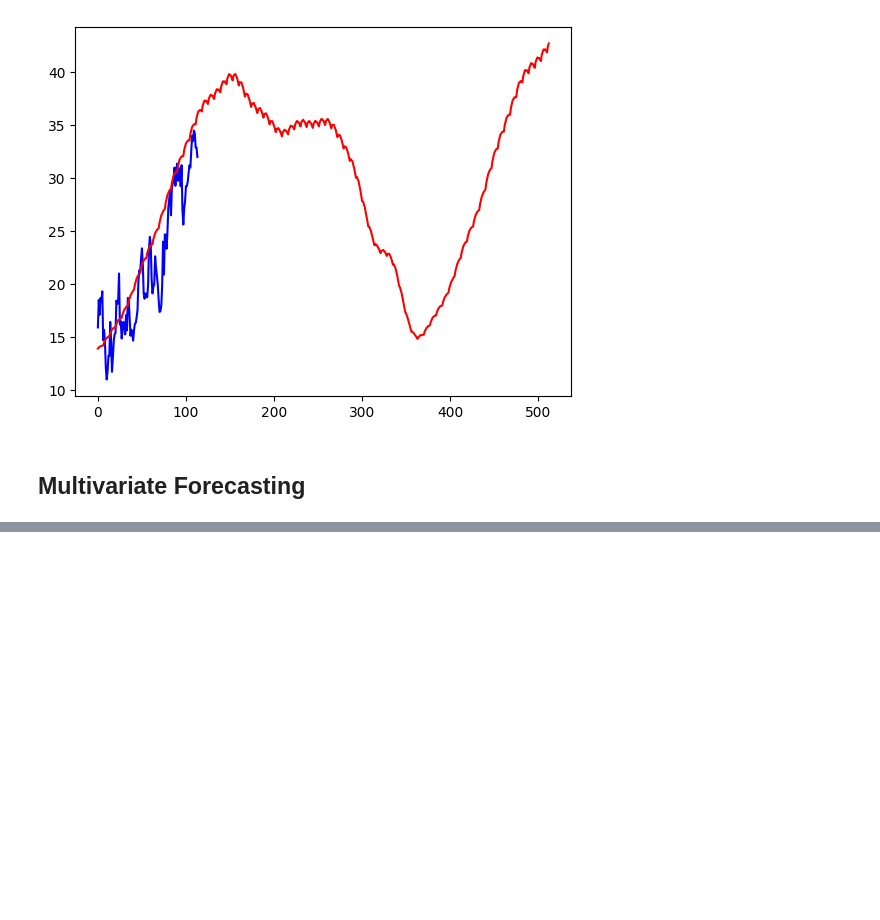
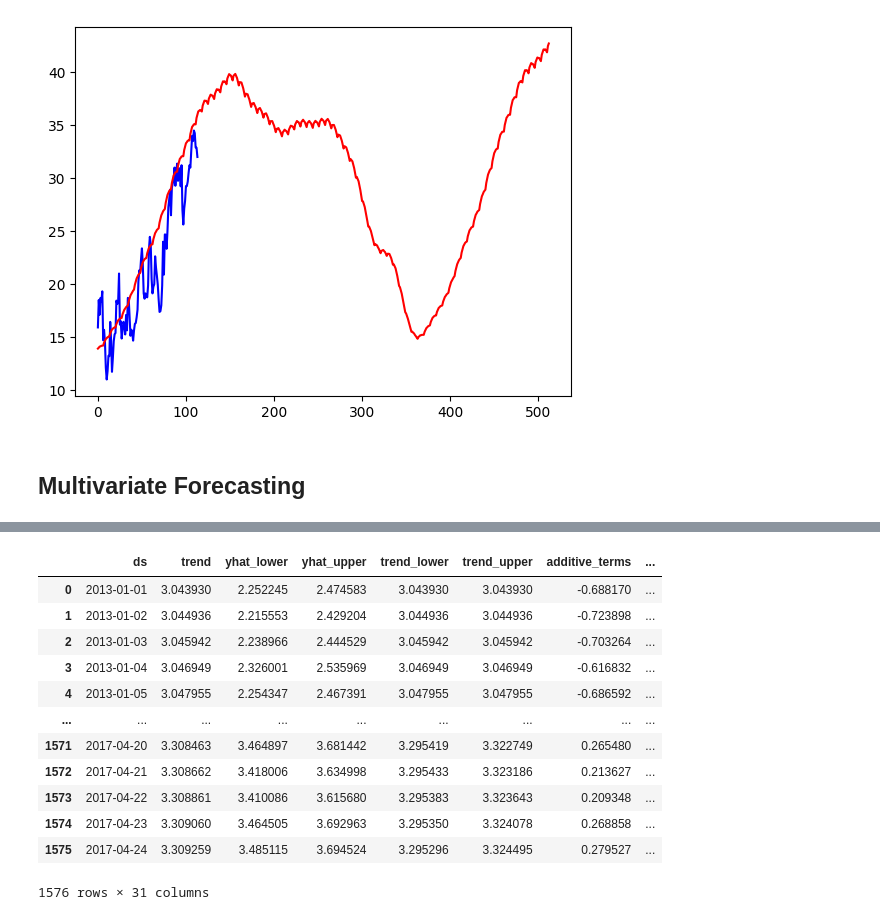
Before and after one commit to srsimonson/time-series-analysis, a Jupyter notebook: uni_and_multivariate_analysis.ipynb, the cells around one changed output, grey strips where cells are left out. Saved outputs shown, nothing was run; the diff lists cells and outputs as text; code cells hidden in the pictures; blank space fills up the shorter version.

```diff
--- a/uni_and_multivariate_analysis.ipynb
+++ b/uni_and_multivariate_analysis.ipynb
@@ -139,0 +199,16 @@ plt.show()
+# %%
+forecast_data
+# %% [output]
+|  | ds | trend | yhat_lower | yhat_upper | trend_lower | trend_upper | additive_terms | ... |
+| 0 | 2013-01-01 | 3.043930 | 2.252245 | 2.474583 | 3.043930 | 3.043930 | -0.688170 | ... |
+| 1 | 2013-01-02 | 3.044936 | 2.215553 | 2.429204 | 3.044936 | 3.044936 | -0.723898 | ... |
+| 2 | 2013-01-03 | 3.045942 | 2.238966 | 2.444529 | 3.045942 | 3.045942 | -0.703264 | ... |
+| 3 | 2013-01-04 | 3.046949 | 2.326001 | 2.535969 | 3.046949 | 3.046949 | -0.616832 | ... |
+| 4 | 2013-01-05 | 3.047955 | 2.254347 | 2.467391 | 3.047955 | 3.047955 | -0.686592 | ... |
+| ... | ... | ... | ... | ... | ... | ... | ... | ... |
+| 1571 | 2017-04-20 | 3.308463 | 3.464897 | 3.681442 | 3.295419 | 3.322749 | 0.265480 | ... |
+| 1572 | 2017-04-21 | 3.308662 | 3.418006 | 3.634998 | 3.295433 | 3.323186 | 0.213627 | ... |
+| 1573 | 2017-04-22 | 3.308861 | 3.410086 | 3.615680 | 3.295383 | 3.323643 | 0.209348 | ... |
+| 1574 | 2017-04-23 | 3.309060 | 3.464505 | 3.692963 | 3.295350 | 3.324078 | 0.268858 | ... |
+| 1575 | 2017-04-24 | 3.309259 | 3.485115 | 3.694524 | 3.295296 | 3.324495 | 0.279527 | ... |
+1576 rows × 31 columns
```
Also changed, not shown: parts of 14 cells of this notebook, 1 other file.
